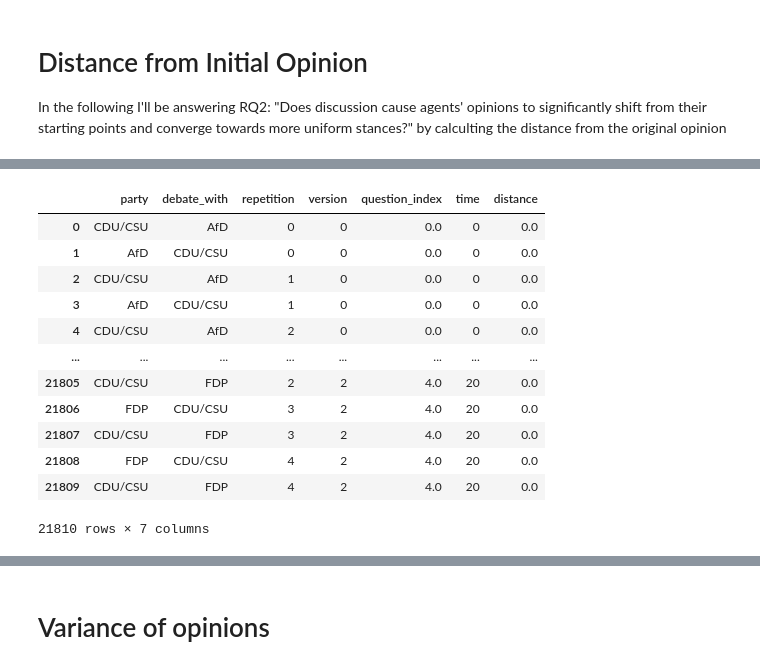
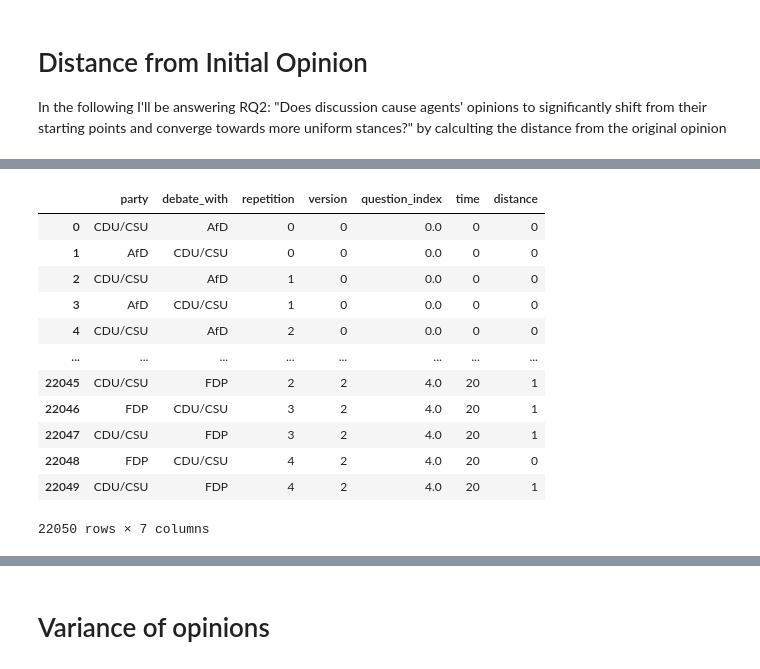
Before and after one commit to LawrenceFulton/SAUCE, a Jupyter notebook: analyze/lmm.ipynb, the cells around one changed output, grey strips where cells are left out. Saved outputs shown, nothing was run; the diff lists cells and outputs as text; code cells hidden in the pictures.

```diff
--- a/analyze/lmm.ipynb
+++ b/analyze/lmm.ipynb
@@ -1322,23 +1232,10 @@ lmm_data
 # %%
-display(formatted_df)
-bla = formatted_df.copy()
-
-
-# show all columns with na values
-display(bla.isna().sum())
-# show row where T0 is na
-display(bla[bla["T0"].isna()])
-
+# Calculate the distance of opinions from the initial state (T0) to measure opinion shift
+formatted_df_cat_time = formatted_df.copy()
 
 # remove rows with missing values
-bla = bla.dropna(axis=0, how='any')
-
-display(bla)
+formatted_df_cat_time = formatted_df_cat_time.dropna(axis=0, how='any')
 
 # Calculate distance from initial opinion for each timepoint
 for t in ["T0", "T4", "T8", "T12", "T16", "T20"]:
-    bla[f"d{t[1:]}"] = abs(bla[t] - bla["T0"])
-
-# Optionally, also include d0 (which is always zero)
-#bla["d0"] = 0
-display(bla)
+    formatted_df_cat_time[f"d{t[1:]}"] = abs(formatted_df_cat_time[t] - formatted_df_cat_time["T0"])
@@ -1558,34 +1318,35 @@ n_questions < len(axes)
 # %%
+# Flatten the distance data for statistical analysis (LMM)
 # flatten the data so instead of having d0, d4, d8, d12, d16, d20 as columns, we have a single column for distance and a column for time
 xx = []
-for version_label, df in enumerate(bla.groupby("version")):
+for version_label, df in enumerate(formatted_df_cat_time.groupby("version")):
     version_df = df[1]
     version_df = version_df.melt(
         id_vars=["party", "debate_with", "repetition", "version", "question_index"],
-        value_vars=[f"d{t[1:]}" for t in timepoints],
+        value_vars=[f"d{t[1:]}" for t in TIMEPOINTS],
         var_name="time",
         value_name="distance"
     )
     version_df["time"] = version_df["time"].str.replace("d", "").astype(int)
     version_df["version"] = version_label
     xx.append(version_df)
 # Concatenate all versions into a single DataFrame
 
 formatted_df_distance = pd.concat(xx, ignore_index=True)
 
 formatted_df_distance
 # %% [output]
 |  | party | debate_with | repetition | version | question_index | time | distance |
-| 0 | CDU/CSU | AfD | 0 | 0 | 0.0 | 0 | 0.0 |
-| 1 | AfD | CDU/CSU | 0 | 0 | 0.0 | 0 | 0.0 |
-| 2 | CDU/CSU | AfD | 1 | 0 | 0.0 | 0 | 0.0 |
-| 3 | AfD | CDU/CSU | 1 | 0 | 0.0 | 0 | 0.0 |
-| 4 | CDU/CSU | AfD | 2 | 0 | 0.0 | 0 | 0.0 |
+| 0 | CDU/CSU | AfD | 0 | 0 | 0.0 | 0 | 0 |
+| 1 | AfD | CDU/CSU | 0 | 0 | 0.0 | 0 | 0 |
+| 2 | CDU/CSU | AfD | 1 | 0 | 0.0 | 0 | 0 |
+| 3 | AfD | CDU/CSU | 1 | 0 | 0.0 | 0 | 0 |
+| 4 | CDU/CSU | AfD | 2 | 0 | 0.0 | 0 | 0 |
 | ... | ... | ... | ... | ... | ... | ... | ... |
-| 21805 | CDU/CSU | FDP | 2 | 2 | 4.0 | 20 | 0.0 |
-| 21806 | FDP | CDU/CSU | 3 | 2 | 4.0 | 20 | 0.0 |
-| 21807 | CDU/CSU | FDP | 3 | 2 | 4.0 | 20 | 0.0 |
-| 21808 | FDP | CDU/CSU | 4 | 2 | 4.0 | 20 | 0.0 |
-| 21809 | CDU/CSU | FDP | 4 | 2 | 4.0 | 20 | 0.0 |
+| 22045 | CDU/CSU | FDP | 2 | 2 | 4.0 | 20 | 1 |
+| 22046 | FDP | CDU/CSU | 3 | 2 | 4.0 | 20 | 1 |
+| 22047 | CDU/CSU | FDP | 3 | 2 | 4.0 | 20 | 1 |
+| 22048 | FDP | CDU/CSU | 4 | 2 | 4.0 | 20 | 0 |
+| 22049 | CDU/CSU | FDP | 4 | 2 | 4.0 | 20 | 1 |
-21810 rows × 7 columns
+22050 rows × 7 columns
 # %%
```
Also changed, not shown: parts of 32 cells of this notebook, 3 other files.
